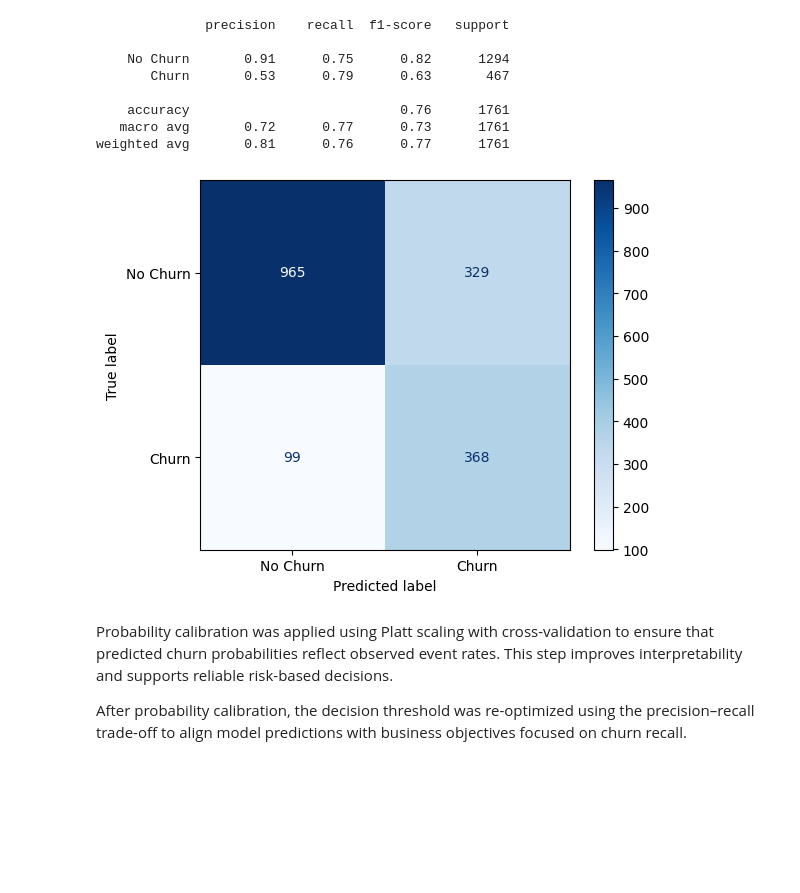
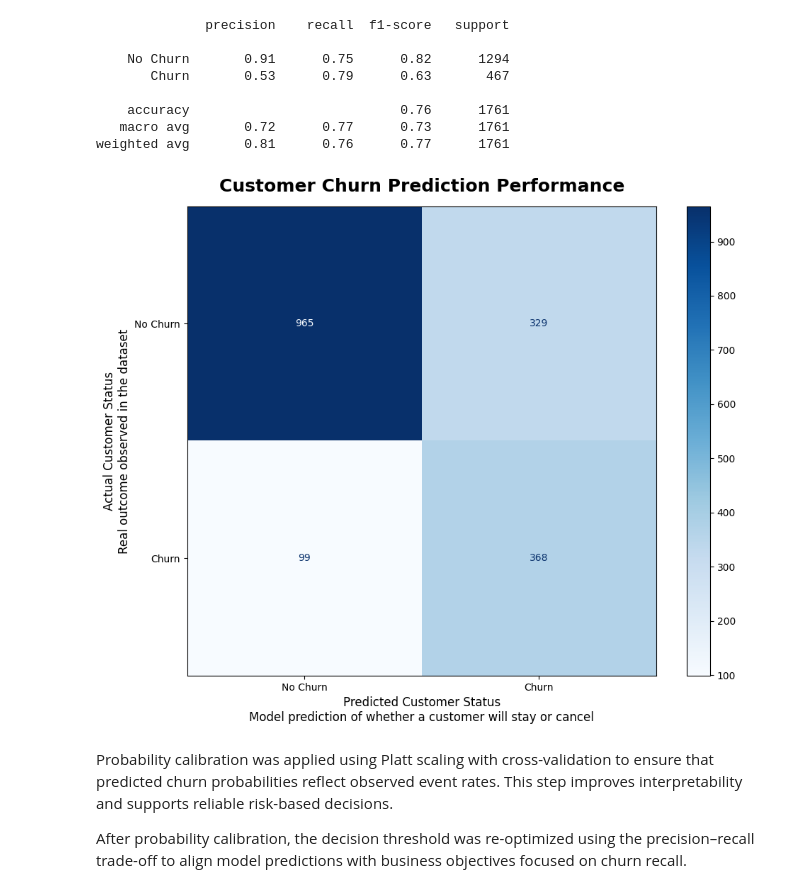
Before and after one commit to JessePMelo/Telco-Customer-Churn, a Jupyter notebook: data_science/notebooks/01_lab_exploration.ipynb, the cells around one changed output. Saved outputs shown, nothing was run; the diff lists cells and outputs as text; code cells hidden in the pictures; blank space fills up the shorter version.

```diff
--- a/data_science/notebooks/01_lab_exploration.ipynb
+++ b/data_science/notebooks/01_lab_exploration.ipynb
@@ -786,20 +832,52 @@ print(classification_report(
     accuracy                           0.76      1761
    macro avg       0.72      0.77      0.73      1761
 weighted avg       0.81      0.76      0.77      1761
-# %%
-from sklearn.metrics import ConfusionMatrixDisplay
-import matplotlib.pyplot as plt
-
-ConfusionMatrixDisplay.from_predictions(
-    y_test,
-    y_pred_calibrated,
-    display_labels=['No Churn', 'Churn'],
-    cmap='Blues'
-)
-
-plt.show()
-# %% [output]
-[figure, removed]
+# %%
+from sklearn.metrics import ConfusionMatrixDisplay
+import matplotlib.pyplot as plt
+
+plt.style.use("default")  # remove o estilo do seaborn
+
+fig, ax = plt.subplots(figsize=(10,8))
+
+ConfusionMatrixDisplay.from_predictions(
+    y_test,
+    y_pred_calibrated,
+    display_labels=['No Churn', 'Churn'],
+    cmap='Blues',
+    ax=ax
+)
+
+ax.set_title(
+    "Customer Churn Prediction Performance",
+    fontsize=18,
+    fontweight="bold",
+    pad=15
+)
+
+ax.set_xlabel(
+    "Predicted Customer Status\nModel prediction of whether a customer will stay or cancel",
+    fontsize=12
+)
+
+ax.set_ylabel(
+    "Actual Customer Status\nReal outcome observed in the dataset",
+    fontsize=12
+)
+
+ax.grid(False)  # remove qualquer grid restante
+
+plt.tight_layout()
+
+plt.savefig(
+    "churn_confusion_matrix_upwork.png",
+    dpi=300,
+    bbox_inches="tight"
+)
+
+plt.show()
+# %% [output]
+[figure, added]
 # %% [markdown]
 Probability calibration was applied using Platt scaling with cross-validation
 to ensure that predicted churn probabilities reflect observed event rates.
```
Also changed, not shown: parts of 16 cells of this notebook.
